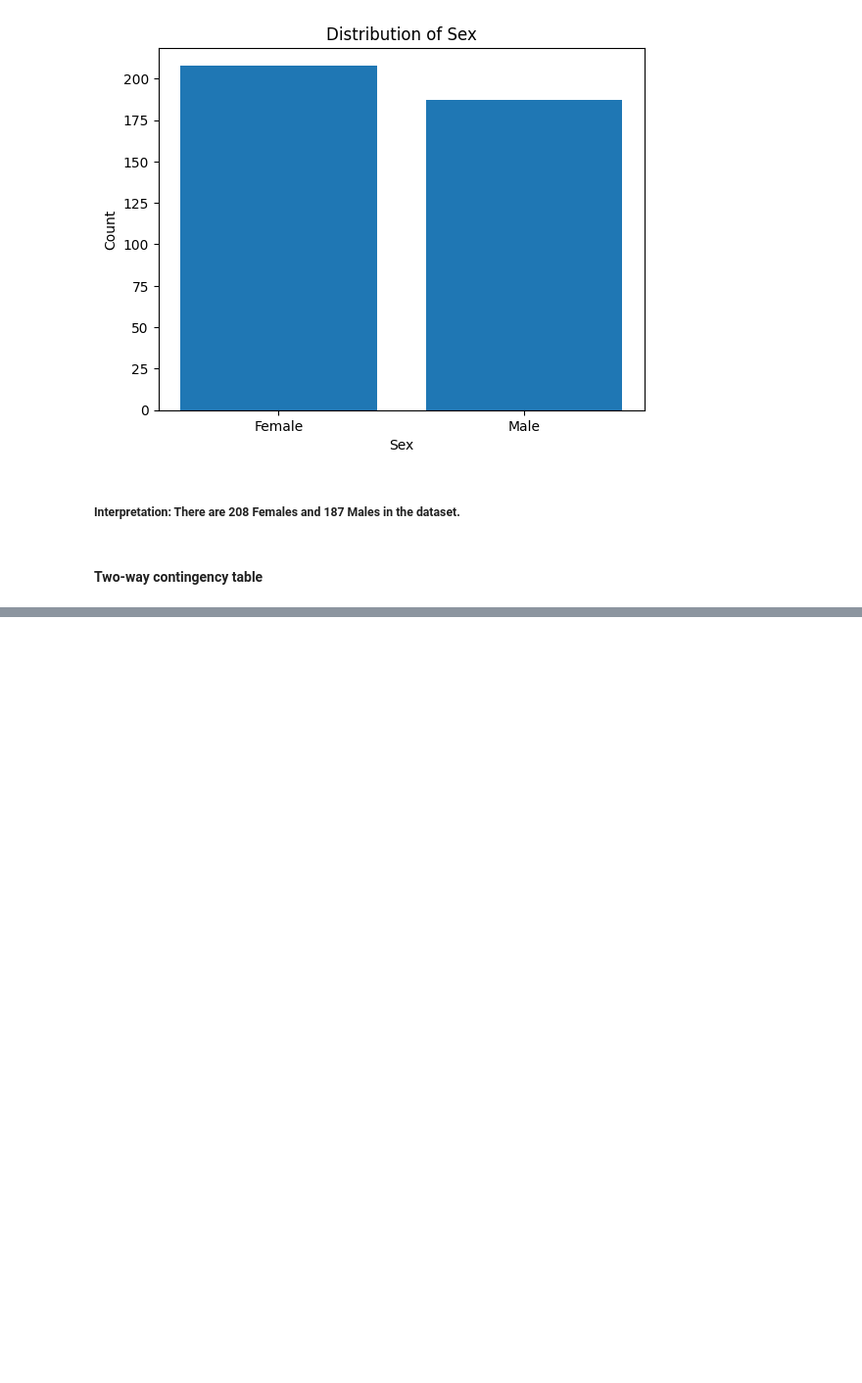
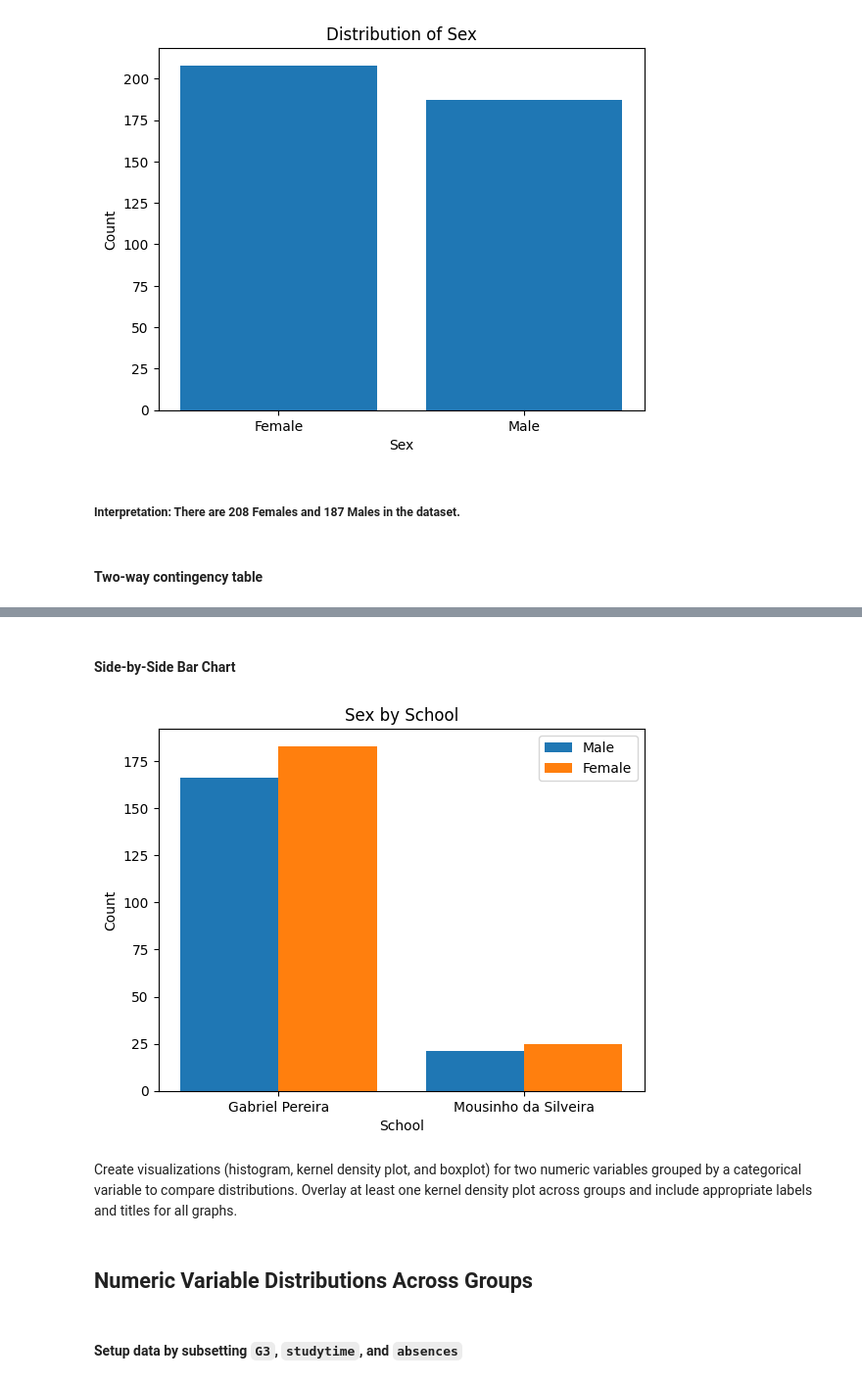
Before and after one commit to pressleydavid/hw4, a Jupyter notebook: HW4_Scratch.ipynb, the cells around one changed output, grey strips where cells are left out. Shown at 98% size. Cells and saved outputs as stored; diff of their text form; code cells hidden in the pictures; blank space fills up the shorter version.

Commit message:
checkpoint: create student data graphs

```diff
--- a/HW4_Scratch.ipynb
+++ b/HW4_Scratch.ipynb
@@ -308,0 +203,38 @@ student_data[numeric_data].corr()
+# %% [markdown]
+#### Side-by-Side Bar Chart
+# %%
+#plot side-by-side bar graph
+
+plt.bar(
+    x = [1, 2],
+    # student_data.school.cat.categories,
+    height = stacked_school_table.loc[:,"Male"],
+    width=0.4,
+    label = "Male"
+)
+plt.bar(
+    # x = ["Male", "Female"],
+    x = [1.4, 2.4],
+    # student_data.school.cat.categories,
+    height = stacked_school_table.loc[:,"Female"],
+    width = 0.4,
+    label = "Female"
+)
+index = ["Female","Male"]
+stacked_school_table[index]
+plt.xticks([1.2, 2.2], student_data.school.cat.categories)
+plt.title("Sex by School")
+plt.xlabel("School")
+plt.ylabel("Count")
+plt.legend(loc = 0)
+plt.show()
+plt.close()
+# %% [output]
+[figure, added]
+# %% [markdown]
+Create visualizations (histogram, kernel density plot, and boxplot) for two numeric variables grouped by a categorical variable to compare distributions.
+ Overlay at least one kernel density plot across groups and include appropriate labels and titles for all graphs.
+# %% [markdown]
+## Numeric Variable Distributions Across Groups
+# %% [markdown]
+#### Setup data by subsetting `G3`, `studytime`, and `absences`
```
Also changed, not shown: parts of 48 cells of this notebook.
